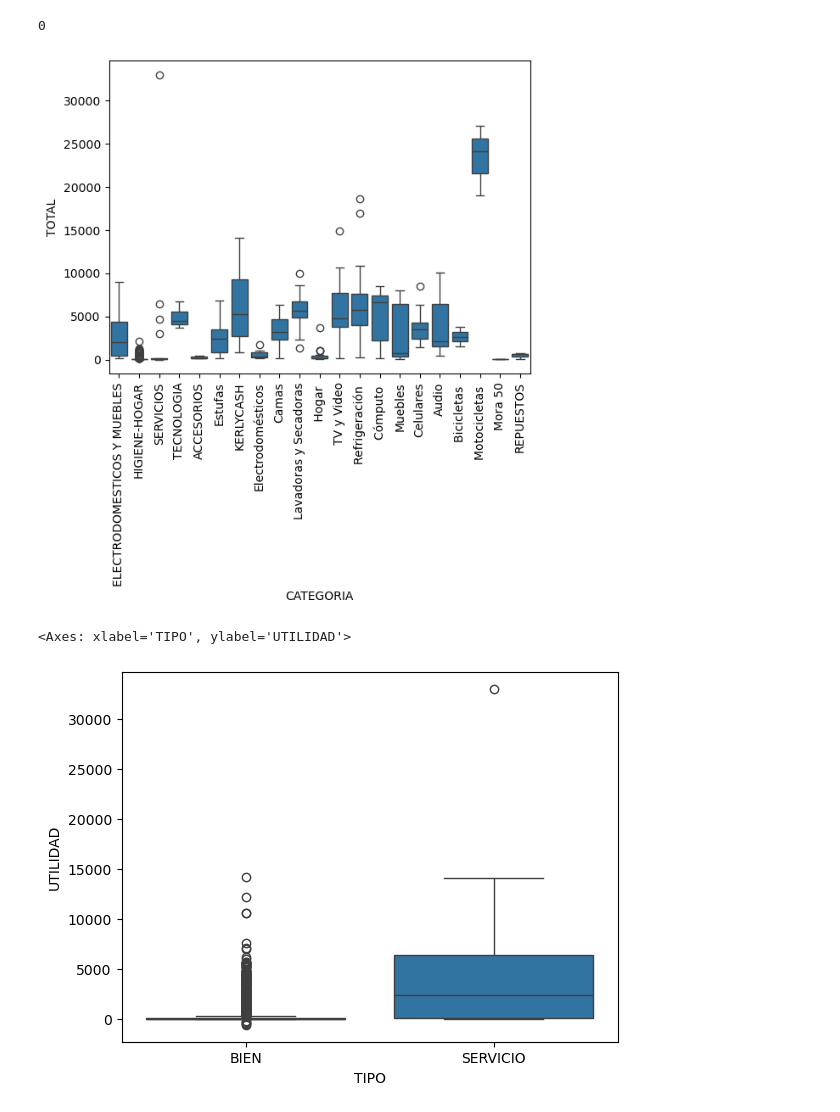
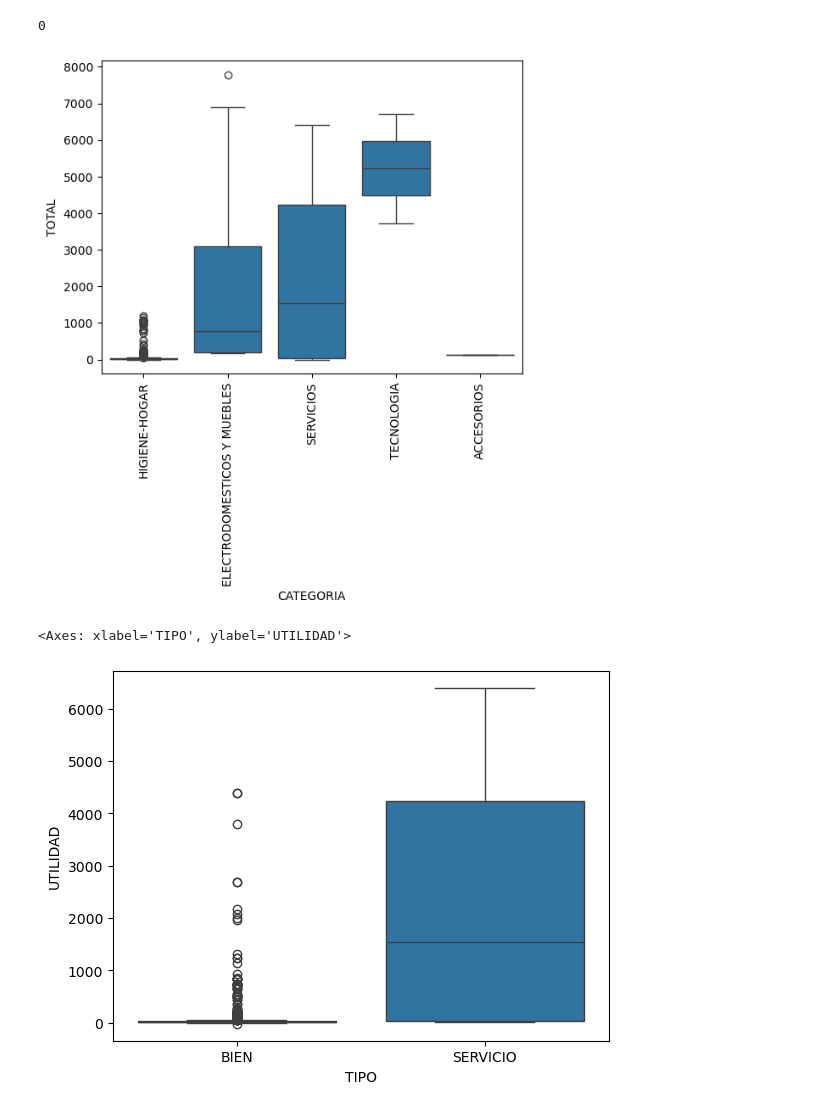
Before and after one commit to Crisicutedev/Kerly, a Jupyter notebook: Exploratory.ipynb, the cells around one changed output. Saved outputs shown, nothing was run; the diff lists cells and outputs as text; code cells hidden in the pictures.

```diff
--- a/Exploratory.ipynb
+++ b/Exploratory.ipynb
@@ -4,7 +4,7 @@ import numpy as np
 import matplotlib.pyplot as plt
 import seaborn as sns
 # %%
-df = pd.read_excel("Kerly Analysis/Ventas.xlsx")
+df = pd.read_excel("ventas.xlsx")
 df.head()            # Primeras 5 filas
 df.shape             # Filas y columnas
 df.info()            # Tipos de datos y nulos
@@ -42,15 +42,17 @@ df.duplicated().sum()    # Conteo de duplicados
 # %% [output]
 0
 # %%
+df['FECHA'] = pd.to_datetime(df['FECHA'])
+df = df[df["FECHA"].dt.year == 2025]
 sns.boxplot(x='CATEGORIA', y='TOTAL', data=df)
 plt.xticks(rotation=90)
 plt.show()
 
 sns.boxplot(x='TIPO', y='UTILIDAD', data=df)
 # %% [output]
-[figure, old version]
+[figure, new version]
 <Axes: xlabel='TIPO', ylabel='UTILIDAD'>
-[figure, old version]
+[figure, new version]
 # %%
 plt.figure(figsize=(12, 6))
 sns.stripplot(x='CATEGORIA', y='TOTAL', data=df, jitter=True, alpha=0.6)
```
Also changed, not shown: parts of 7 cells of this notebook, 5 other files.
